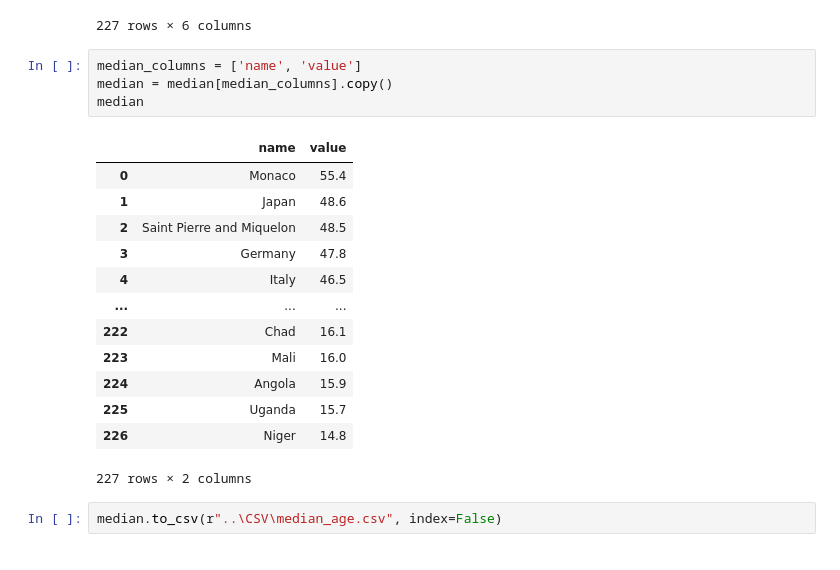
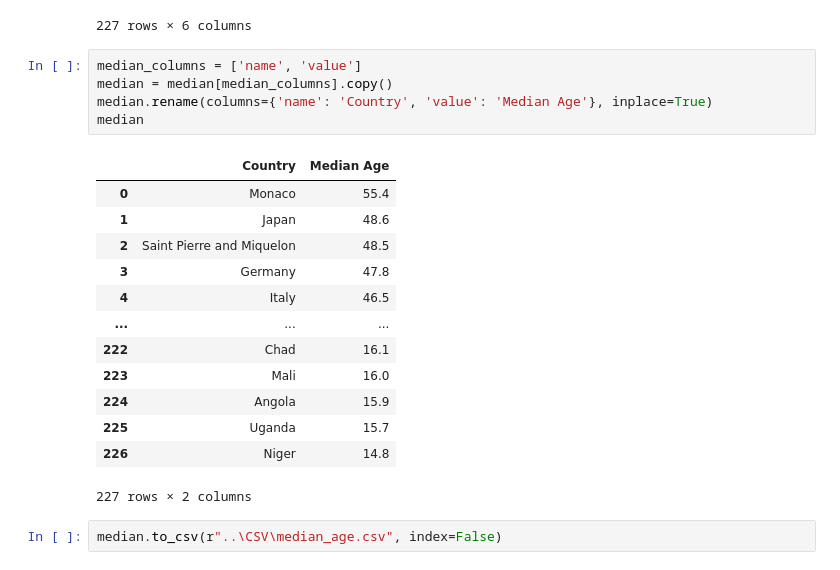
Before and after one commit to Futurartina/Powering_Recycling_in_Spain, a Jupyter notebook: Notebooks/Median_Age.ipynb, the cells around one changed output. Drawn from its saved outputs; the diff is of its cells as text.

```diff
--- a/Notebooks/Median_Age.ipynb
+++ b/Notebooks/Median_Age.ipynb
@@ -20,9 +20,10 @@ median
 # %%
 median_columns = ['name', 'value']
 median = median[median_columns].copy()
+median.rename(columns={'name': 'Country', 'value': 'Median Age'}, inplace=True)
 median
 # %% [output]
-|  | name | value |
+|  | Country | Median Age |
 | 0 | Monaco | 55.4 |
 | 1 | Japan | 48.6 |
 | 2 | Saint Pierre and Miquelon | 48.5 |
```
Also changed, not shown: 7 other files.
